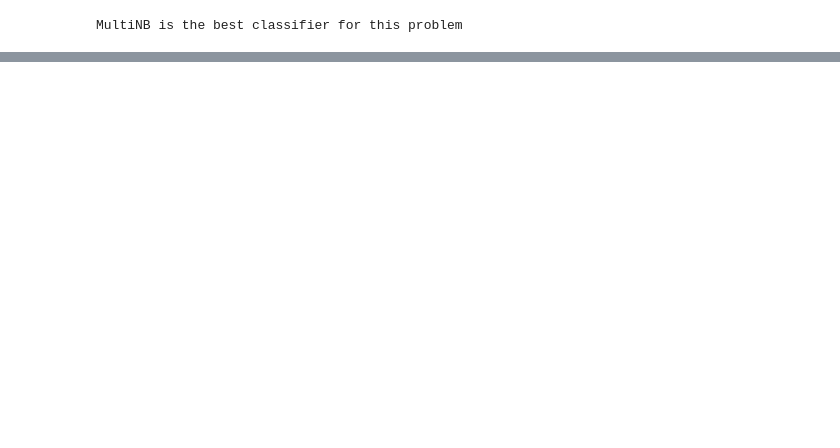
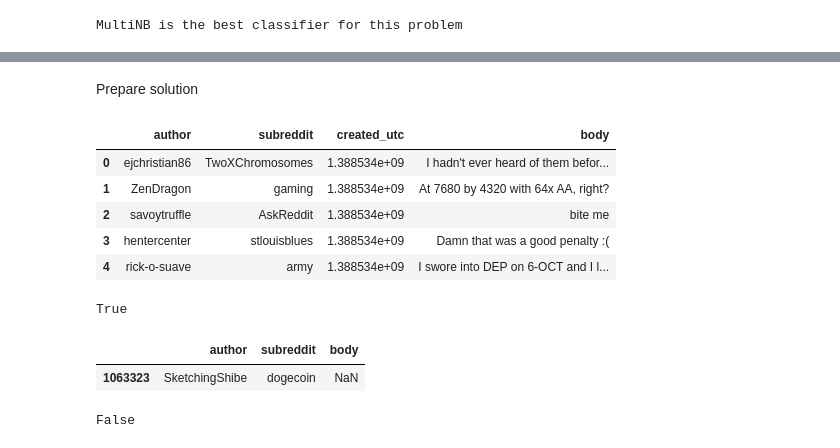
Before and after one commit to ScrPzz/reddit_gender_classifier, a Jupyter notebook: reddit_challenge_allmodels.ipynb, the cells around one changed output, grey strips where cells are left out. Cells and saved outputs as stored; diff of their text form; code cells hidden in the pictures; blank space fills up the shorter version.

```diff
--- a/reddit_challenge_allmodels.ipynb
+++ b/reddit_challenge_allmodels.ipynb
@@ -622,0 +545,12 @@ best_clf = clf.fit(X_train, y_train)
+# %% [markdown]
+Prepare solution
+# %%
+test_data = pd.read_csv("/home/ale/Scrivania/reddit_chal/test_data.csv", encoding="utf8")
+test_data.head()
+# %% [output]
+|  | author | subreddit | created_utc | body |
+| 0 | ejchristian86 | TwoXChromosomes | 1.388534e+09 | I hadn't ever heard of them befor... |
+| 1 | ZenDragon | gaming | 1.388534e+09 | At 7680 by 4320 with 64x AA, right? |
+| 2 | savoytruffle | AskReddit | 1.388534e+09 | bite me |
+| 3 | hentercenter | stlouisblues | 1.388534e+09 | Damn that was a good penalty :( |
+| 4 | rick-o-suave | army | 1.388534e+09 | I swore into DEP on 6-OCT and I l... |
@@ -622,0 +561,9 @@ best_clf = clf.fit(X_train, y_train)
+# %%
+clean_test_data.isna().values.any()
+# %% [output]
+True
+# %%
+clean_test_data[pd.isnull(clean_test_data).any(axis=1)]
+# %% [output]
+|  | author | subreddit | body |
+| 1063323 | SketchingShibe | dogecoin | NaN |
@@ -622,0 +573,4 @@ best_clf = clf.fit(X_train, y_train)
+# %%
+clean_test_data.isna().values.any()
+# %% [output]
+False
```
Also changed, not shown: parts of 46 cells of this notebook.
